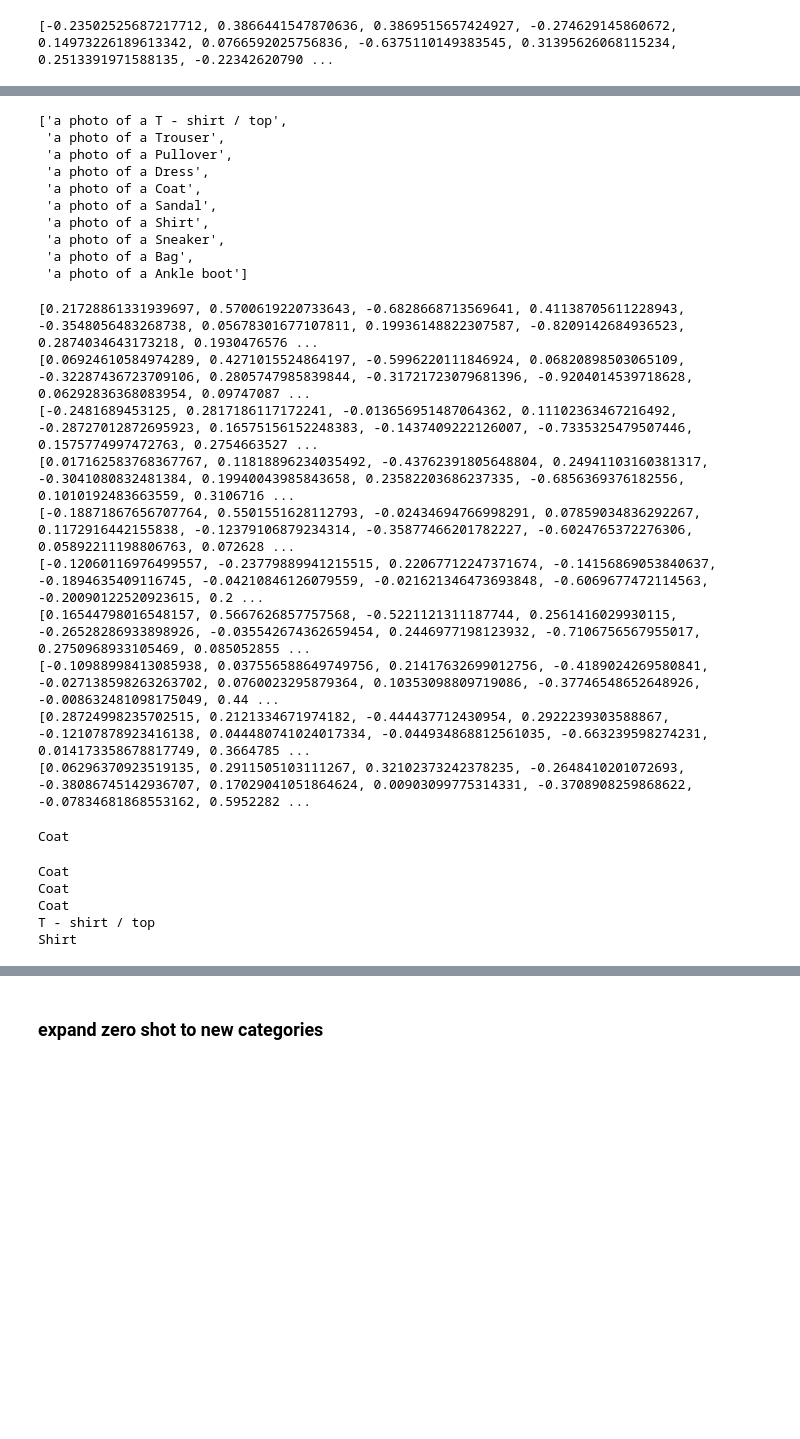
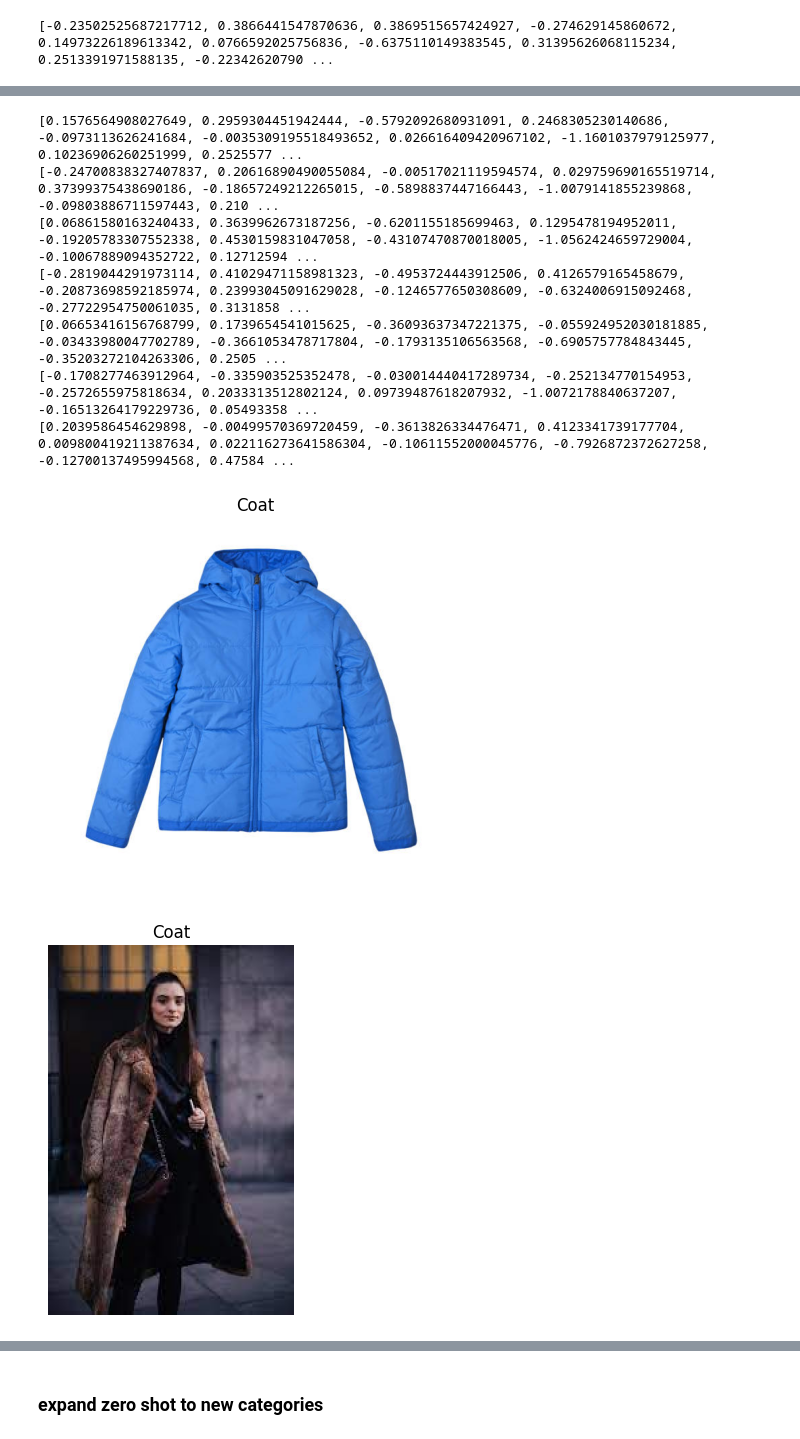
Before and after one commit to StarlightSearch/EmbedAnything, a Jupyter notebook: examples/zeroshot.ipynb, the cells around one changed output, grey strips where cells are left out. Cells and saved outputs as stored; diff of their text form; code cells hidden in the pictures; blank space fills up the shorter version.

```diff
--- a/examples/zeroshot.ipynb
+++ b/examples/zeroshot.ipynb
@@ -13,3 +10,0 @@ jacket = embed_anything.embed_file("D:\Projects\zero-shot\images\images.jpg", em
-# %%
-similarities = np.dot(embeddings, jacket[0].embedding)
-max_index = np.argmax(similarities)
@@ -63,49 +20,33 @@ labels = dataset['train'].features['label'].names
-# %%
-clip_labels = [f"a photo of a {label}" for label in labels]
-clip_labels
-# %% [output]
-['a photo of a T - shirt / top',
- 'a photo of a Trouser',
- 'a photo of a Pullover',
- 'a photo of a Dress',
- 'a photo of a Coat',
- 'a photo of a Sandal',
- 'a photo of a Shirt',
- 'a photo of a Sneaker',
- 'a photo of a Bag',
- 'a photo of a Ankle boot']
+# %%
+labels = ['Shirt', 'Coat', 'Trousers', 'Skirt', 'Hat', 'Shoes', 'Bag']
 # %%
 label_embeddings = []
-for i in clip_labels:
+for i in labels:
     text = embed_anything.embed_query([i], embeder= "Clip")
     print(text[0].embedding)
     label_embeddings.append(text[0].embedding)
 # %% [output]
-[0.21728861331939697, 0.5700619220733643, -0.6828668713569641, 0.41138705611228943, -0.3548056483268738, 0.05678301677107811, 0.19936148822307587, -0.8209142684936523, 0.2874034643173218, 0.1930476576 ...
-[0.06924610584974289, 0.4271015524864197, -0.5996220111846924, 0.06820898503065109, -0.32287436723709106, 0.2805747985839844, -0.31721723079681396, -0.9204014539718628, 0.06292836368083954, 0.09747087 ...
-[-0.2481689453125, 0.2817186117172241, -0.013656951487064362, 0.11102363467216492, -0.28727012872695923, 0.16575156152248383, -0.1437409222126007, -0.7335325479507446, 0.1575774997472763, 0.2754663527 ...
-[0.017162583768367767, 0.11818896234035492, -0.43762391805648804, 0.24941103160381317, -0.3041080832481384, 0.19940043985843658, 0.23582203686237335, -0.6856369376182556, 0.1010192483663559, 0.3106716 ...
-[-0.18871867656707764, 0.5501551628112793, -0.02434694766998291, 0.07859034836292267, 0.1172916442155838, -0.12379106879234314, -0.35877466201782227, -0.6024765372276306, 0.05892211198806763, 0.072628 ...
-[-0.12060116976499557, -0.23779889941215515, 0.22067712247371674, -0.14156869053840637, -0.1894635409116745, -0.04210846126079559, -0.021621346473693848, -0.6069677472114563, -0.20090122520923615, 0.2 ...
-[0.16544798016548157, 0.5667626857757568, -0.5221121311187744, 0.2561416029930115, -0.26528286933898926, -0.035542674362659454, 0.2446977198123932, -0.7106756567955017, 0.2750968933105469, 0.085052855 ...
-[-0.10988998413085938, 0.037556588649749756, 0.21417632699012756, -0.4189024269580841, -0.027138598263263702, 0.0760023295879364, 0.10353098809719086, -0.37746548652648926, -0.008632481098175049, 0.44 ...
-[0.28724998235702515, 0.2121334671974182, -0.444437712430954, 0.2922239303588867, -0.12107878923416138, 0.044480741024017334, -0.044934868812561035, -0.663239598274231, 0.014173358678817749, 0.3664785 ...
-[0.06296370923519135, 0.2911505103111267, 0.32102373242378235, -0.2648410201072693, -0.38086745142936707, 0.17029041051864624, 0.00903099775314331, -0.3708908259868622, -0.07834681868553162, 0.5952282 ...
+[0.1576564908027649, 0.2959304451942444, -0.5792092680931091, 0.2468305230140686, -0.0973113626241684, -0.0035309195518493652, 0.026616409420967102, -1.1601037979125977, 0.10236906260251999, 0.2525577 ...
+[-0.24700838327407837, 0.20616890490055084, -0.00517021119594574, 0.029759690165519714, 0.37399375438690186, -0.18657249212265015, -0.5898837447166443, -1.0079141855239868, -0.09803886711597443, 0.210 ...
+[0.06861580163240433, 0.3639962673187256, -0.6201155185699463, 0.1295478194952011, -0.19205783307552338, 0.4530159831047058, -0.43107470870018005, -1.0562424659729004, -0.10067889094352722, 0.12712594 ...
+[-0.2819044291973114, 0.41029471158981323, -0.4953724443912506, 0.4126579165458679, -0.20873698592185974, 0.23993045091629028, -0.1246577650308609, -0.6324006915092468, -0.27722954750061035, 0.3131858 ...
+[0.06653416156768799, 0.1739654541015625, -0.36093637347221375, -0.055924952030181885, -0.03433980047702789, -0.3661053478717804, -0.1793135106563568, -0.6905757784843445, -0.35203272104263306, 0.2505 ...
+[-0.1708277463912964, -0.335903525352478, -0.030014440417289734, -0.252134770154953, -0.2572655975818634, 0.2033313512802124, 0.09739487618207932, -1.0072178840637207, -0.16513264179229736, 0.05493358 ...
+[0.2039586454629898, -0.00499570369720459, -0.3613826334476471, 0.4123341739177704, 0.009800419211387634, 0.022116273641586304, -0.10611552000045776, -0.7926872372627258, -0.12700137495994568, 0.47584 ...
-# %%
-similarities = np.dot(label_embeddings, jacket[0].embedding)
-max_index = np.argmax(similarities)
-# %%
-print(labels[max_index])
-# %% [output]
-Coat
 # %%
+import matplotlib.pyplot as plt
 for i in range(len(data)):
     similarities = np.dot(label_embeddings, data[i].embedding)
     max_index = np.argmax(similarities)
-    print(labels[max_index])
+
+    image_path = data[i].text
+
+    # Open and plot the image
+    img = Image.open(image_path)
+    plt.imshow(img)
+    plt.title(labels[max_index])
+    plt.axis('off')
+    plt.show()
 # %% [output]
-Coat
-Coat
-Coat
-T - shirt / top
-Shirt
+[figure, added]
+[figure, added]
```
Also changed, not shown: parts of 11 cells of this notebook, 5 other files.
